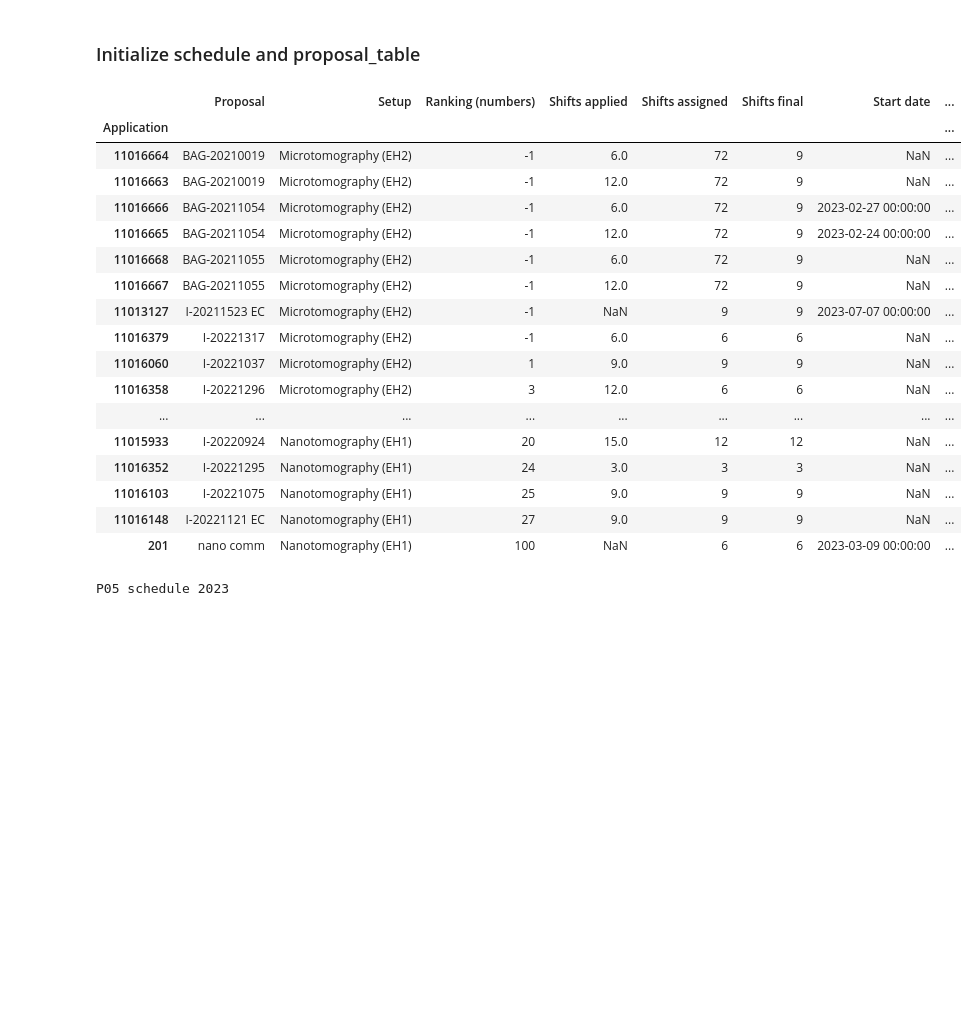
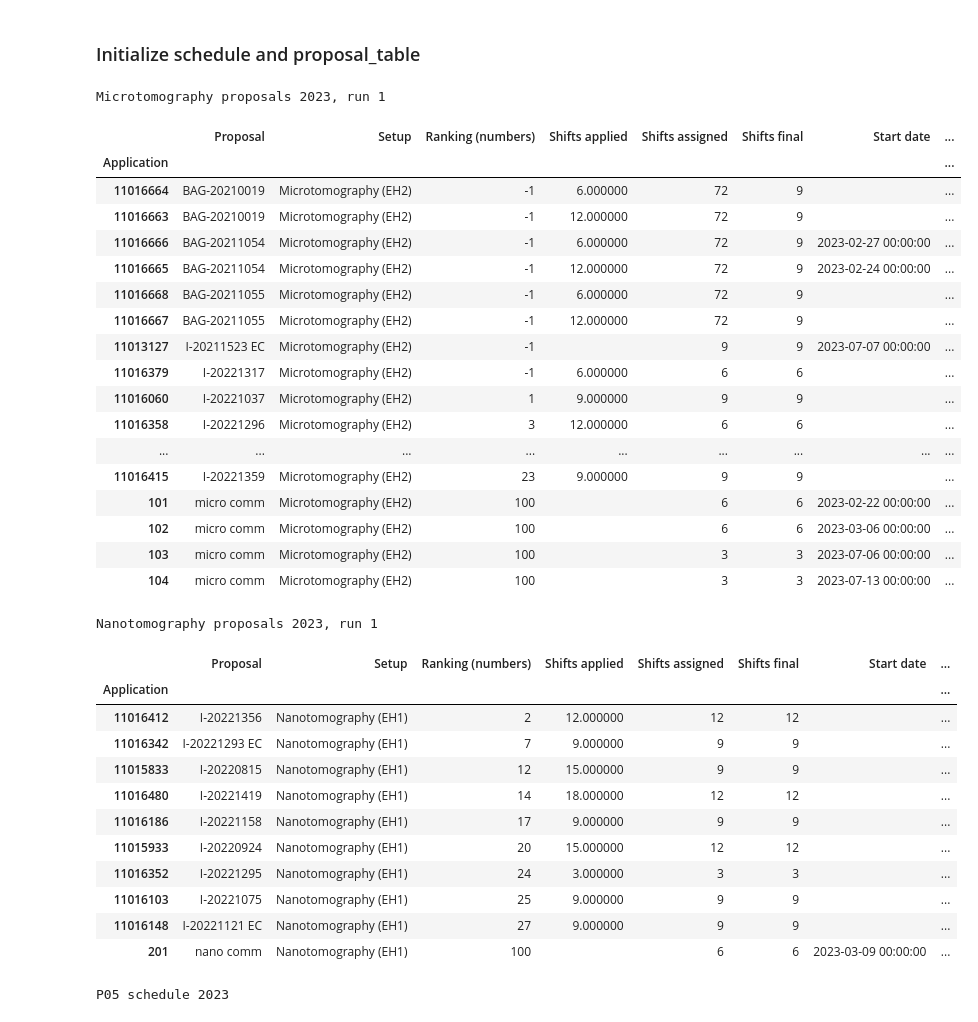
Before and after one commit to feinfinger/p05_scheduler, a Jupyter notebook: 2023_p05_schedule.ipynb, the cells around one changed output. Drawn from its saved outputs; the diff is of its cells as text; code cells hidden in the pictures; blank space fills up the shorter version.

Commit message:
Add absences, show split proposals

```diff
--- a/2023_p05_schedule.ipynb
+++ b/2023_p05_schedule.ipynb
@@ -84,12 +100,10 @@ absences = {"FW": [[dt.date(2023, 7, 1), dt.date(2023, 8, 1)],
 # Choose the path depending if I'm at home or at work
 system = os.name
 if os.name == "nt":
-    path = "D:/" / dc_path
-    p3sch_path = "D:/" / dc_p3sch_path
-    proposals_path = "D:/" / dc_proposals_path
+    path = "D:/"
 else:
-    path = "/home/fwilde/" / dc_path
-    p3sch_path = "/home/fwilde/" / dc_p3sch_path
-    proposals_path = "/home/fwilde/" / dc_proposals_path
+    path = "/home/fwilde/"
 
-path
+p3sch_path = path / dc_p3sch_path
+proposals_path_run1 = path / dc_proposals_path_run1
+proposals_path_run2 = path / dc_proposals_path_run2
@@ -520,10 +604,10 @@ sch.init_school_holiday_column()
 # The order of execution is important.
 
 # proposals = filter_proposals(proposals, filter_string="2nd call 2022")
-pro = proposals(proposals_path, year)
+pro = proposals(proposals_path_run1, p3sch_path, year, run=1)
 
 # Add applications that are also in the unfiltered proposal table
-pro.filter(include=[11016379, 11016663, 11016664, 11016665, 11016666, 11016667, 11016668])
+pro.filter(include=[11016379, 11016663, 11016664, 11016665, 11016666, 11016667, 11016668], filter_string="2nd call 2022")
 
 # Add commissioning, inhouse, industry etc
 pro.add_beamtime(101, proposal='micro comm', setup='micro', title='micro commissioning', shifts=6)
@@ -549,6 +633,8 @@ pro.convert_unacceptables(verbose=False)
 
 # Assign local contact, start date, shifts and comment to appilcations
 
+# Microtomography
+#################
 #  pro.assign(11016668, local_contact="JH", start_date=dt.datetime(2023, 1, 1), shifts=72)  # Wipfler / Hammel, Microtomography (EH2)
 #  pro.assign(11016667, local_contact="JH", start_date=dt.datetime(2023, 1, 1), shifts=72)  # Wipfler / Hammel, Microtomography (EH2)
 pro.assign(11016666, local_contact="JH", start_date=dt.datetime(2023, 2, 27), shifts=9)  # Herzen / Hammel, Microtomography (EH2)
@@ -566,51 +652,66 @@ pro.assign(11013127, local_contact="FW", start_date=dt.datetime(2023, 7, 7), shi
 pro.assign(11016439, local_contact="FW", start_date=dt.datetime(2023, 3, 3), shifts=9)  # Ziesche / Ziesche, Microtomography (EH2)
 #  pro.assign(11016279, local_contact="XX", start_date=dt.datetime(2023, 1, 1), shifts=6)  # Dultz / Dultz, Microtomography (EH2)
 pro.assign(11016144, local_contact="FW", start_date=dt.datetime(2023, 7, 14), shifts=9)  # Pistidda / Karimi, Microtomography (EH2)
 #  pro.assign(11015832, local_contact="FW", start_date=dt.datetime(2023, 1, 1), shifts=9)  # Manke / Osenberg, Microtomography (EH2)
 #  pro.assign(11016289, local_contact="XX", start_date=dt.datetime(2023, 1, 1), shifts=9)  # Engqvist / Engqvist, Microtomography (EH2)
 #  pro.assign(11016351, local_contact="XX", start_date=dt.datetime(2023, 1, 1), shifts=3)  # Hejnol / Hejnol, Microtomography (EH2)
 #  pro.assign(11015942, local_contact="XX", start_date=dt.datetime(2023, 1, 1), shifts=6)  # Blasco-Costa / Blasco-Costa, Microtomography (EH2)
 #  pro.assign(11015918, local_contact="FW", start_date=dt.datetime(2023, 1, 1), shifts=9)  # Manke / Paulisch, Microtomography (EH2)
 #  pro.assign(11016301, local_contact="FW", start_date=dt.datetime(2023, 1, 1), shifts=12)  # Manke / Arlt, Microtomography (EH2)
 #  pro.assign(11016415, local_contact="XX", start_date=dt.datetime(2023, 1, 1), shifts=9)  # Engelkes / Busse, Microtomography (EH2)
 pro.assign(101, local_contact="", start_date=dt.datetime(2023, 2, 22), shifts=6)  # nan / nan, Microtomography (EH2)
 pro.assign(102, local_contact="", start_date=dt.datetime(2023, 3, 6), shifts=6)  # nan / nan, Microtomography (EH2)
 pro.assign(103, local_contact="", start_date=dt.datetime(2023, 7, 6), shifts=3)  # nan / nan, Microtomography (EH2)
 pro.assign(104, local_contact="", start_date=dt.datetime(2023, 7, 13), shifts=3)  # nan / nan, Microtomography (EH2)
 
-
+# Nanotomography
+################
 #  pro.assign(11016412, local_contact="XX", start_date=dt.datetime(2023, 1, 1), shifts=12)  # Hesse / Hesse, Nanotomography (EH1)
 #  pro.assign(11016342, local_contact="XX", start_date=dt.datetime(2023, 1, 1), shifts=9)  # Zippo / Zippo, Nanotomography (EH1)
 #  pro.assign(11015833, local_contact="XX", start_date=dt.datetime(2023, 1, 1), shifts=9)  # Konchakova / Konchakova, Nanotomography (EH1)
 #  pro.assign(11016480, local_contact="XX", start_date=dt.datetime(2023, 1, 1), shifts=12)  # Greving / Herzen, Nanotomography (EH1)
 #  pro.assign(11016186, local_contact="XX", start_date=dt.datetime(2023, 1, 1), shifts=9)  # Tolnai / Tolnai, Nanotomography (EH1)
 #  pro.assign(11015933, local_contact="XX", start_date=dt.datetime(2023, 1, 1), shifts=12)  # Ni / Ni, Nanotomography (EH1)
 #  pro.assign(11016352, local_contact="XX", start_date=dt.datetime(2023, 1, 1), shifts=3)  # Oliveira / Oliveira, Nanotomography (EH1)
 #  pro.assign(11016103, local_contact="XX", start_date=dt.datetime(2023, 1, 1), shifts=9)  # Zeng / Xu, Nanotomography (EH1)
 #  pro.assign(11016148, local_contact="XX", start_date=dt.datetime(2023, 1, 1), shifts=9)  # Soederberg / Gordeyeva, Nanotomography (EH1)
 pro.assign(201, local_contact="", start_date=dt.datetime(2023, 3, 9), shifts=6)  # nan / nan, Microtomography (EH2)
 
 
-pro.show()
+pro.show(split=True)
 # %% [output]
+Microtomography proposals 2023, run 1
 |  | Proposal | Setup | Ranking (numbers) | Shifts applied | Shifts assigned | Shifts final | Start date | ... |
 | Application |  |  |  |  |  |  |  | ... |
-| 11016664 | BAG-20210019 | Microtomography (EH2) | -1 | 6.0 | 72 | 9 | NaN | ... |
-| 11016663 | BAG-20210019 | Microtomography (EH2) | -1 | 12.0 | 72 | 9 | NaN | ... |
-| 11016666 | BAG-20211054 | Microtomography (EH2) | -1 | 6.0 | 72 | 9 | 2023-02-27 00:00:00 | ... |
-| 11016665 | BAG-20211054 | Microtomography (EH2) | -1 | 12.0 | 72 | 9 | 2023-02-24 00:00:00 | ... |
-| 11016668 | BAG-20211055 | Microtomography (EH2) | -1 | 6.0 | 72 | 9 | NaN | ... |
-| 11016667 | BAG-20211055 | Microtomography (EH2) | -1 | 12.0 | 72 | 9 | NaN | ... |
-| 11013127 | I-20211523 EC | Microtomography (EH2) | -1 | NaN | 9 | 9 | 2023-07-07 00:00:00 | ... |
-| 11016379 | I-20221317 | Microtomography (EH2) | -1 | 6.0 | 6 | 6 | NaN | ... |
-| 11016060 | I-20221037 | Microtomography (EH2) | 1 | 9.0 | 9 | 9 | NaN | ... |
-| 11016358 | I-20221296 | Microtomography (EH2) | 3 | 12.0 | 6 | 6 | NaN | ... |
+| 11016664 | BAG-20210019 | Microtomography (EH2) | -1 | 6.000000 | 72 | 9 |  | ... |
+| 11016663 | BAG-20210019 | Microtomography (EH2) | -1 | 12.000000 | 72 | 9 |  | ... |
+| 11016666 | BAG-20211054 | Microtomography (EH2) | -1 | 6.000000 | 72 | 9 | 2023-02-27 00:00:00 | ... |
+| 11016665 | BAG-20211054 | Microtomography (EH2) | -1 | 12.000000 | 72 | 9 | 2023-02-24 00:00:00 | ... |
+| 11016668 | BAG-20211055 | Microtomography (EH2) | -1 | 6.000000 | 72 | 9 |  | ... |
+| 11016667 | BAG-20211055 | Microtomography (EH2) | -1 | 12.000000 | 72 | 9 |  | ... |
+| 11013127 | I-20211523 EC | Microtomography (EH2) | -1 |  | 9 | 9 | 2023-07-07 00:00:00 | ... |
+| 11016379 | I-20221317 | Microtomography (EH2) | -1 | 6.000000 | 6 | 6 |  | ... |
+| 11016060 | I-20221037 | Microtomography (EH2) | 1 | 9.000000 | 9 | 9 |  | ... |
+| 11016358 | I-20221296 | Microtomography (EH2) | 3 | 12.000000 | 6 | 6 |  | ... |
 | ... | ... | ... | ... | ... | ... | ... | ... | ... |
-| 11015933 | I-20220924 | Nanotomography (EH1) | 20 | 15.0 | 12 | 12 | NaN | ... |
-| 11016352 | I-20221295 | Nanotomography (EH1) | 24 | 3.0 | 3 | 3 | NaN | ... |
-| 11016103 | I-20221075 | Nanotomography (EH1) | 25 | 9.0 | 9 | 9 | NaN | ... |
-| 11016148 | I-20221121 EC | Nanotomography (EH1) | 27 | 9.0 | 9 | 9 | NaN | ... |
-| 201 | nano comm | Nanotomography (EH1) | 100 | NaN | 6 | 6 | 2023-03-09 00:00:00 | ... |
+| 11016415 | I-20221359 | Microtomography (EH2) | 23 | 9.000000 | 9 | 9 |  | ... |
+| 101 | micro comm | Microtomography (EH2) | 100 |  | 6 | 6 | 2023-02-22 00:00:00 | ... |
+| 102 | micro comm | Microtomography (EH2) | 100 |  | 6 | 6 | 2023-03-06 00:00:00 | ... |
+| 103 | micro comm | Microtomography (EH2) | 100 |  | 3 | 3 | 2023-07-06 00:00:00 | ... |
+| 104 | micro comm | Microtomography (EH2) | 100 |  | 3 | 3 | 2023-07-13 00:00:00 | ... |
+Nanotomography proposals 2023, run 1
+|  | Proposal | Setup | Ranking (numbers) | Shifts applied | Shifts assigned | Shifts final | Start date | ... |
+| Application |  |  |  |  |  |  |  | ... |
+| 11016412 | I-20221356 | Nanotomography (EH1) | 2 | 12.000000 | 12 | 12 |  | ... |
+| 11016342 | I-20221293 EC | Nanotomography (EH1) | 7 | 9.000000 | 9 | 9 |  | ... |
+| 11015833 | I-20220815 | Nanotomography (EH1) | 12 | 15.000000 | 9 | 9 |  | ... |
+| 11016480 | I-20221419 | Nanotomography (EH1) | 14 | 18.000000 | 12 | 12 |  | ... |
+| 11016186 | I-20221158 | Nanotomography (EH1) | 17 | 9.000000 | 9 | 9 |  | ... |
+| 11015933 | I-20220924 | Nanotomography (EH1) | 20 | 15.000000 | 12 | 12 |  | ... |
+| 11016352 | I-20221295 | Nanotomography (EH1) | 24 | 3.000000 | 3 | 3 |  | ... |
+| 11016103 | I-20221075 | Nanotomography (EH1) | 25 | 9.000000 | 9 | 9 |  | ... |
+| 11016148 | I-20221121 EC | Nanotomography (EH1) | 27 | 9.000000 | 9 | 9 |  | ... |
+| 201 | nano comm | Nanotomography (EH1) | 100 |  | 6 | 6 | 2023-03-09 00:00:00 | ... |
 # %%
 # preassign nano and micro
 sch.init()
```
Also changed, not shown: parts of 6 cells of this notebook.
